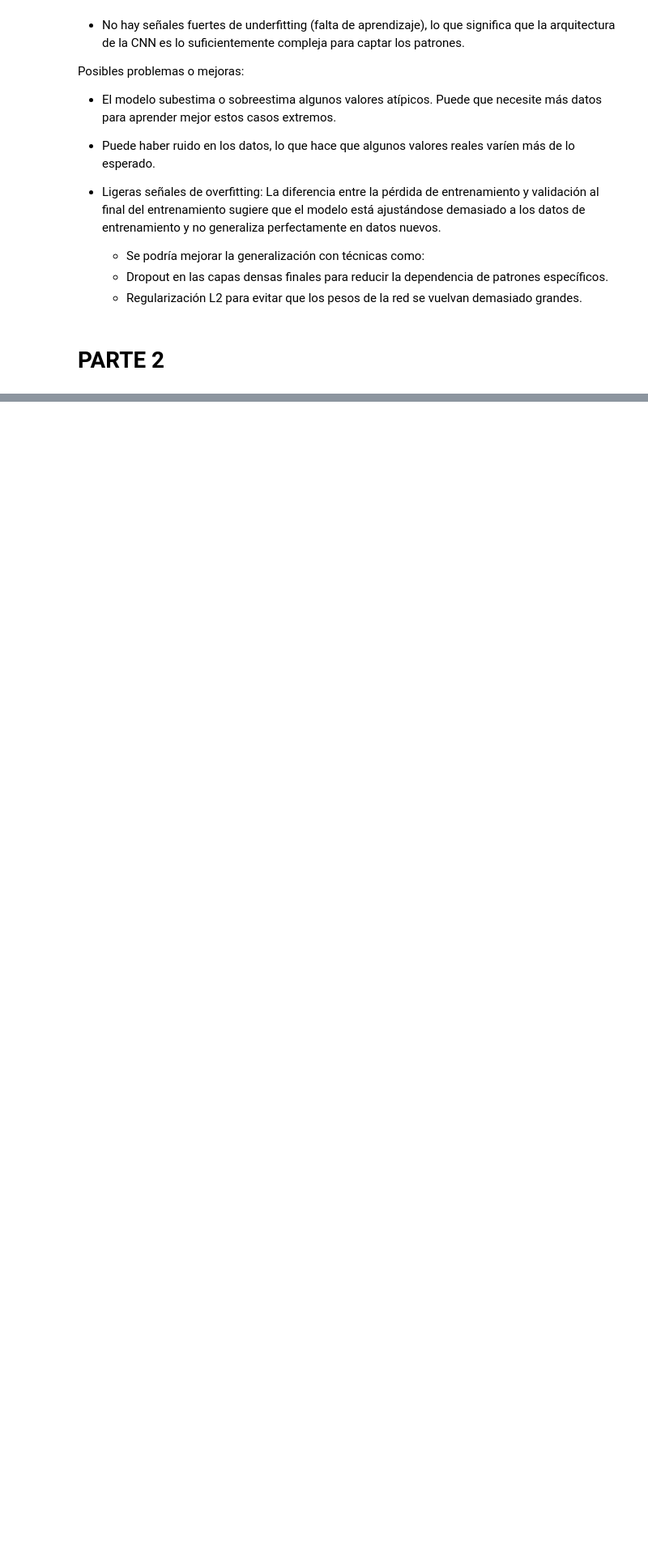
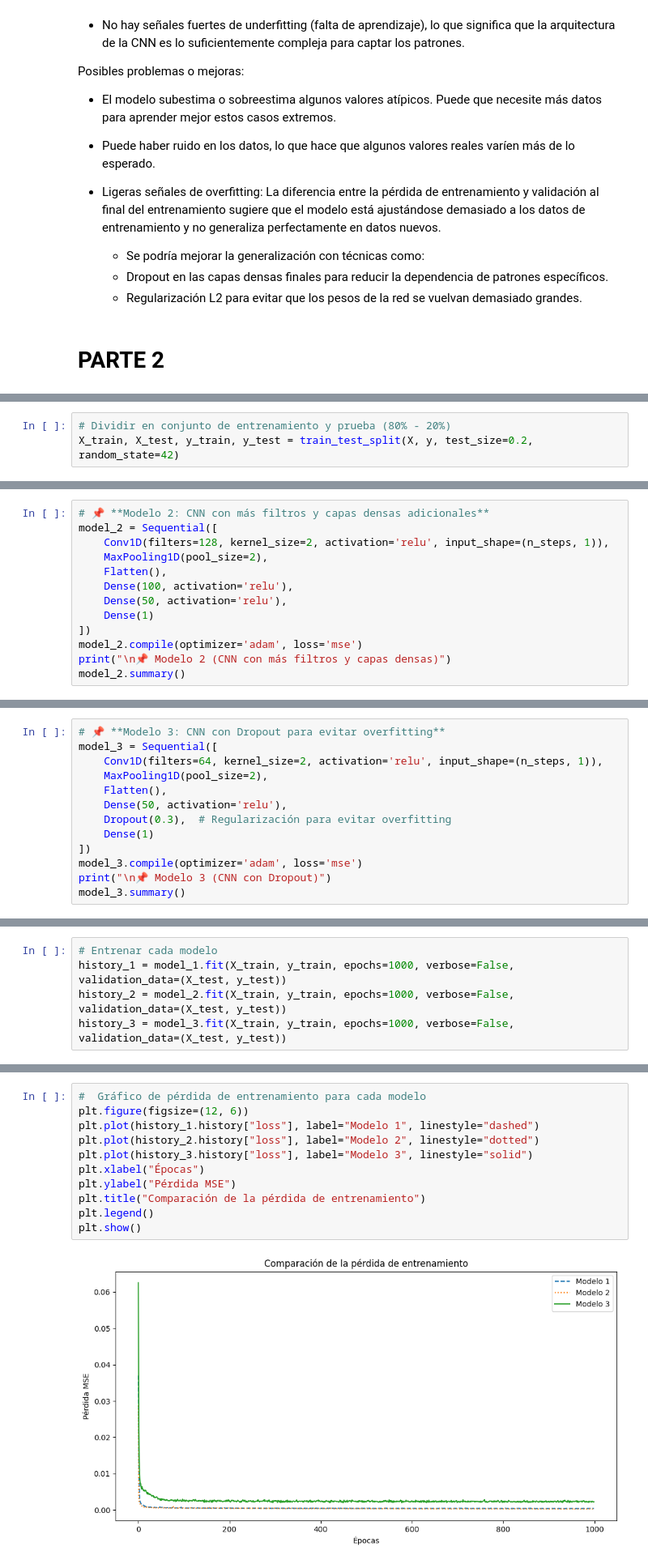
Before and after one commit to MPST-2025-I/tarea-4-ejercicio-cnn-tarea-4-9, a Jupyter notebook: CNN.ipynb, the cells around one changed output, grey strips where cells are left out. Shown: that part at 81% size. Cells and saved outputs as stored; diff of their text form; blank space fills up the shorter version.

```diff
--- a/CNN.ipynb
+++ b/CNN.ipynb
@@ -136,0 +172,3 @@ Posibles problemas o mejoras:
+# %%
+# Dividir en conjunto de entrenamiento y prueba (80% - 20%)
+X_train, X_test, y_train, y_test = train_test_split(X, y, test_size=0.2, random_state=42)
@@ -136,0 +206,13 @@ Posibles problemas o mejoras:
+# %%
+# 📌 **Modelo 2: CNN con más filtros y capas densas adicionales**
+model_2 = Sequential([
+    Conv1D(filters=128, kernel_size=2, activation='relu', input_shape=(n_steps, 1)),
+    MaxPooling1D(pool_size=2),
+    Flatten(),
+    Dense(100, activation='relu'),
+    Dense(50, activation='relu'),
+    Dense(1)
+])
+model_2.compile(optimizer='adam', loss='mse')
+print("\n📌 Modelo 2 (CNN con más filtros y capas densas)")
+model_2.summary()
@@ -136,0 +240,13 @@ Posibles problemas o mejoras:
+# %%
+# 📌 **Modelo 3: CNN con Dropout para evitar overfitting**
+model_3 = Sequential([
+    Conv1D(filters=64, kernel_size=2, activation='relu', input_shape=(n_steps, 1)),
+    MaxPooling1D(pool_size=2),
+    Flatten(),
+    Dense(50, activation='relu'),
+    Dropout(0.3),  # Regularización para evitar overfitting
+    Dense(1)
+])
+model_3.compile(optimizer='adam', loss='mse')
+print("\n📌 Modelo 3 (CNN con Dropout)")
+model_3.summary()
@@ -136,0 +274,5 @@ Posibles problemas o mejoras:
+# %%
+# Entrenar cada modelo
+history_1 = model_1.fit(X_train, y_train, epochs=1000, verbose=False, validation_data=(X_test, y_test))
+history_2 = model_2.fit(X_train, y_train, epochs=1000, verbose=False, validation_data=(X_test, y_test))
+history_3 = model_3.fit(X_train, y_train, epochs=1000, verbose=False, validation_data=(X_test, y_test))
@@ -136,0 +296,13 @@ Posibles problemas o mejoras:
+# %%
+#  Gráfico de pérdida de entrenamiento para cada modelo
+plt.figure(figsize=(12, 6))
+plt.plot(history_1.history["loss"], label="Modelo 1", linestyle="dashed")
+plt.plot(history_2.history["loss"], label="Modelo 2", linestyle="dotted")
+plt.plot(history_3.history["loss"], label="Modelo 3", linestyle="solid")
+plt.xlabel("Épocas")
+plt.ylabel("Pérdida MSE")
+plt.title("Comparación de la pérdida de entrenamiento")
+plt.legend()
+plt.show()
+# %% [output]
+[figure, added]
```
Also changed, not shown: parts of 21 cells of this notebook, 1 other file.
